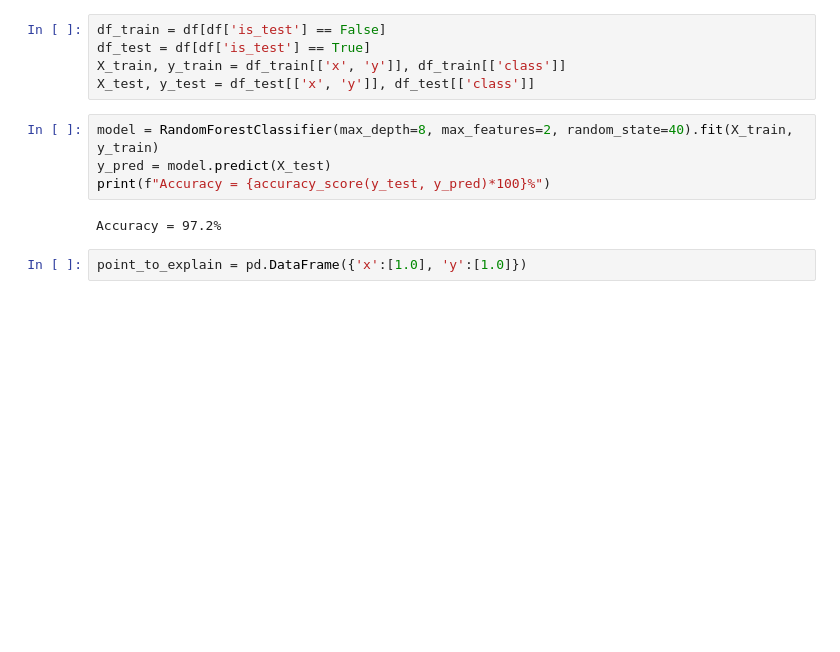
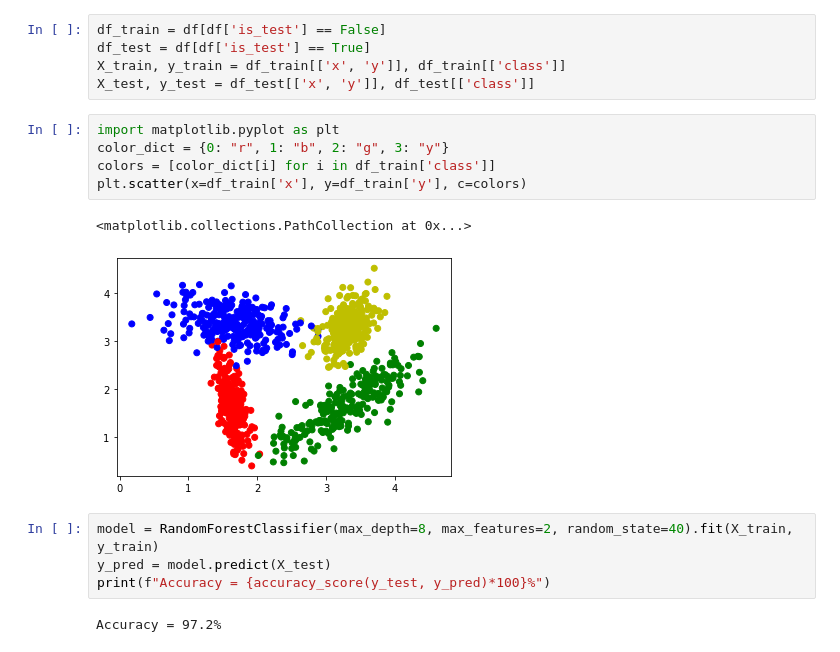
Before and after one commit to LightnessOfBeing/ImpreciseSHAP, a Jupyter notebook: example.ipynb, the cells around one changed output. Saved outputs shown, nothing was run; the diff lists cells and outputs as text; blank space fills up the shorter version.

```diff
--- a/example.ipynb
+++ b/example.ipynb
@@ -18,11 +18,17 @@ df_train = df[df['is_test'] == False]
 df_test = df[df['is_test'] == True]
 X_train, y_train = df_train[['x', 'y']], df_train[['class']]
 X_test, y_test = df_test[['x', 'y']], df_test[['class']]
+# %%
+import matplotlib.pyplot as plt
+color_dict = {0: "r", 1: "b", 2: "g", 3: "y"}
+colors = [color_dict[i] for i in df_train['class']]
+plt.scatter(x=df_train['x'], y=df_train['y'], c=colors)
+# %% [output]
+<matplotlib.collections.PathCollection at 0x...>
+[figure, added]
 # %%
 model = RandomForestClassifier(max_depth=8, max_features=2, random_state=40).fit(X_train, y_train)
 y_pred = model.predict(X_test)
 print(f"Accuracy = {accuracy_score(y_test, y_pred)*100}%")
 # %% [output]
 Accuracy = 97.2%
-# %%
-point_to_explain = pd.DataFrame({'x':[1.0], 'y':[1.0]})
```
Also changed, not shown: parts of 5 cells of this notebook, 5 other files.
